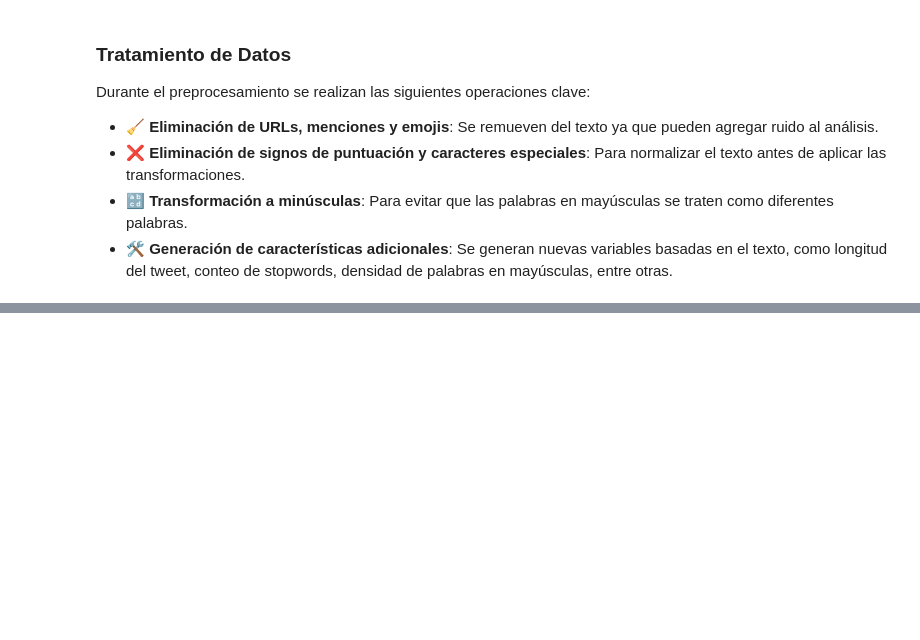
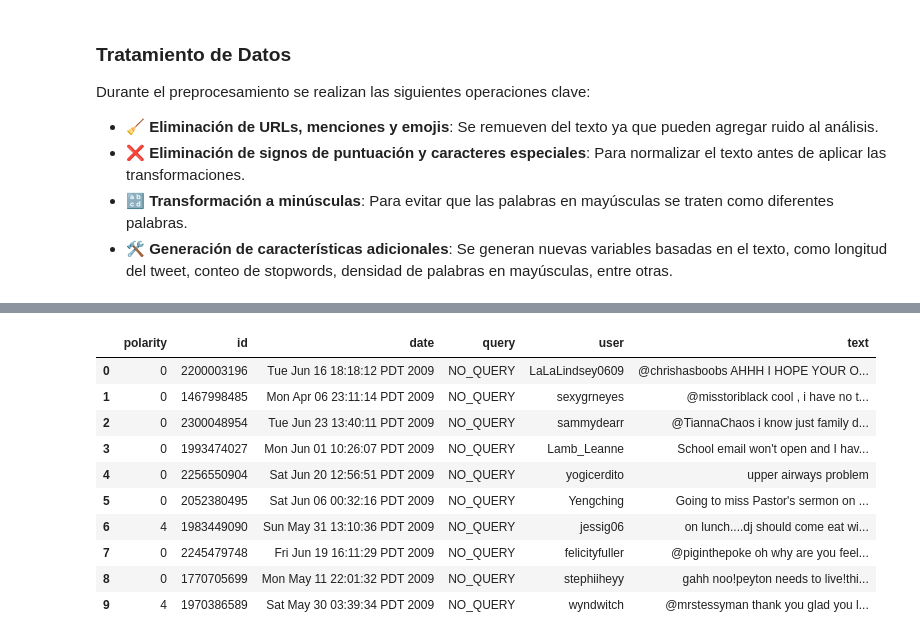
Before and after one commit to qreynas/sentiment_analysis, a Jupyter notebook: 01_Sentiment_Analysis_BCXP.ipynb, the cells around one changed output, grey strips where cells are left out. Saved outputs shown, nothing was run; the diff lists cells and outputs as text; code cells hidden in the pictures; blank space fills up the shorter version.

```diff
--- a/01_Sentiment_Analysis_BCXP.ipynb
+++ b/01_Sentiment_Analysis_BCXP.ipynb
@@ -106,0 +123,16 @@ Durante el preprocesamiento se realizan las siguientes operaciones clave:
+# %%
+#Crear sample
+df_nuevo = df.sample(n=10, random_state=42).reset_index(drop=True)
+df_nuevo
+# %% [output]
+|  | polarity | id | date | query | user | text |
+| 0 | 0 | 2200003196 | Tue Jun 16 18:18:12 PDT 2009 | NO_QUERY | LaLaLindsey0609 | @chrishasboobs AHHH I HOPE YOUR O... |
+| 1 | 0 | 1467998485 | Mon Apr 06 23:11:14 PDT 2009 | NO_QUERY | sexygrneyes | @misstoriblack cool , i have no t... |
+| 2 | 0 | 2300048954 | Tue Jun 23 13:40:11 PDT 2009 | NO_QUERY | sammydearr | @TiannaChaos i know just family d... |
+| 3 | 0 | 1993474027 | Mon Jun 01 10:26:07 PDT 2009 | NO_QUERY | Lamb_Leanne | School email won't open and I hav... |
+| 4 | 0 | 2256550904 | Sat Jun 20 12:56:51 PDT 2009 | NO_QUERY | yogicerdito | upper airways problem |
+| 5 | 0 | 2052380495 | Sat Jun 06 00:32:16 PDT 2009 | NO_QUERY | Yengching | Going to miss Pastor's sermon on ... |
+| 6 | 4 | 1983449090 | Sun May 31 13:10:36 PDT 2009 | NO_QUERY | jessig06 | on lunch....dj should come eat wi... |
+| 7 | 0 | 2245479748 | Fri Jun 19 16:11:29 PDT 2009 | NO_QUERY | felicityfuller | @piginthepoke oh why are you feel... |
+| 8 | 0 | 1770705699 | Mon May 11 22:01:32 PDT 2009 | NO_QUERY | stephiiheyy | gahh noo!peyton needs to live!thi... |
+| 9 | 4 | 1970386589 | Sat May 30 03:39:34 PDT 2009 | NO_QUERY | wyndwitch | @mrstessyman thank you glad you l... |
```
Also changed, not shown: parts of 18 cells of this notebook.
